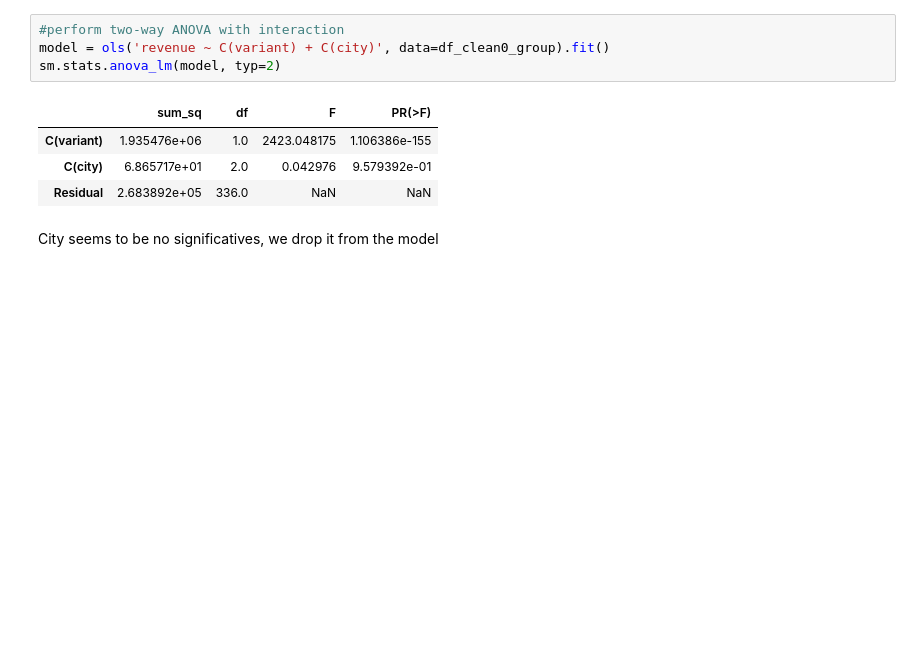
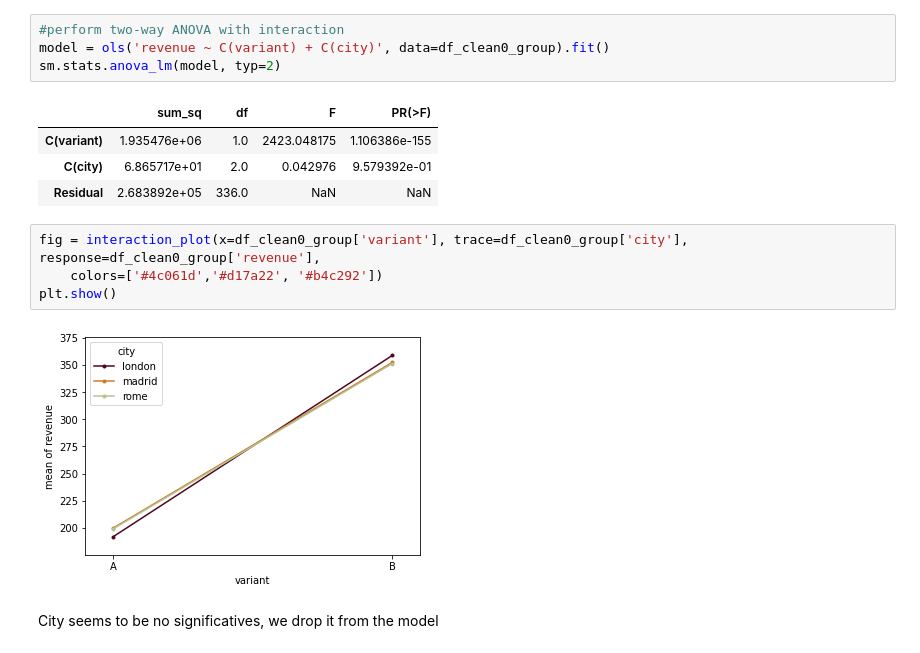
Before and after one commit to javimonjas/SpotaHome, a Jupyter notebook: ANOVA_Analysis.ipynb, the cells around one changed output. Cells and saved outputs as stored; diff of their text form; blank space fills up the shorter version.

```diff
--- a/ANOVA_Analysis.ipynb
+++ b/ANOVA_Analysis.ipynb
@@ -435,6 +431,12 @@ sm.stats.anova_lm(model, typ=2)
 | C(variant) | 1.935476e+06 | 1.0 | 2423.048175 | 1.106386e-155 |
 | C(city) | 6.865717e+01 | 2.0 | 0.042976 | 9.579392e-01 |
 | Residual | 2.683892e+05 | 336.0 | NaN | NaN |
+# %%
+fig = interaction_plot(x=df_clean0_group['variant'], trace=df_clean0_group['city'], response=df_clean0_group['revenue'],
+    colors=['#4c061d','#d17a22', '#b4c292'])
+plt.show()
+# %% [output]
+[figure, added]
 # %% [markdown]
 City seems to be no significatives, we drop it from the model
 # %%
```
Also changed, not shown: parts of 39 cells of this notebook.
